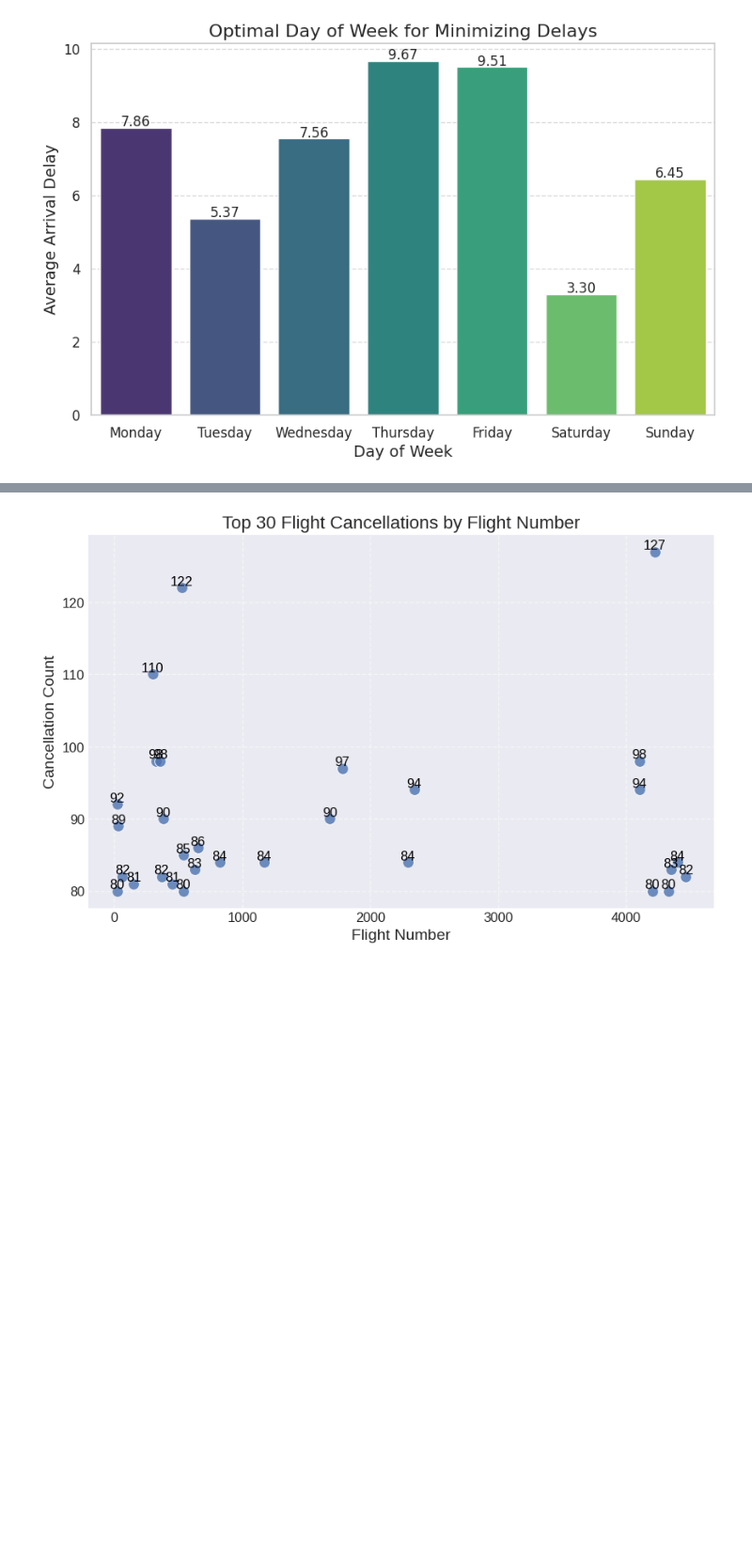
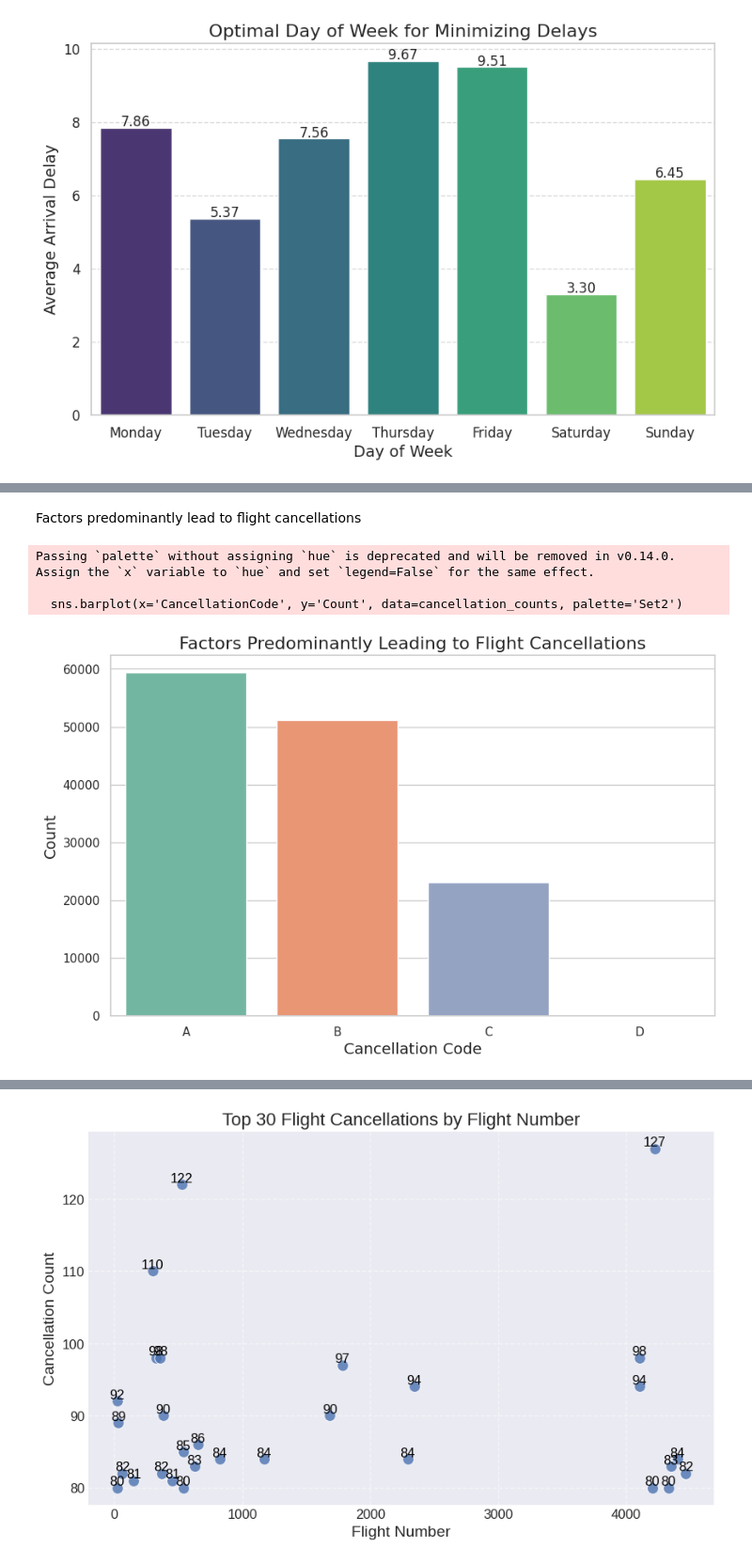
Before and after one commit to DianaKahar/Data_Management2, a Jupyter notebook: P137263_Assignment2.ipynb, the cells around one changed output, grey strips where cells are left out. Shown at 94% size. Cells and saved outputs as stored; diff of their text form; code cells hidden in the pictures; blank space fills up the shorter version.

```diff
--- a/P137263_Assignment2.ipynb
+++ b/P137263_Assignment2.ipynb
@@ -525,0 +582,22 @@ The `join` parameter is deprecated and will be removed in v0.15.0. You can remov
+# %% [markdown]
+Factors predominantly lead to flight cancellations
+# %%
+cancellation_counts = flight2005['CancellationCode'].value_counts().reset_index()
+cancellation_counts.columns = ['CancellationCode', 'Count']
+
+# Plot the data using a bar plot
+plt.figure(figsize=(10, 6))
+sns.barplot(x='CancellationCode', y='Count', data=cancellation_counts, palette='Set2')
+
+# Add labels and title
+plt.title('Factors Predominantly Leading to Flight Cancellations', fontsize=16)
+plt.xlabel('Cancellation Code', fontsize=14)
+plt.ylabel('Count', fontsize=14)
+
+# Display the plot
+plt.show()
+# %% [output]
+Passing `palette` without assigning `hue` is deprecated and will be removed in v0.14.0. Assign the `x` variable to `hue` and set `legend=False` for the same effect.
+
+  sns.barplot(x='CancellationCode', y='Count', data=cancellation_counts, palette='Set2')
+[figure, added]
```
Also changed, not shown: parts of 20 cells of this notebook.
